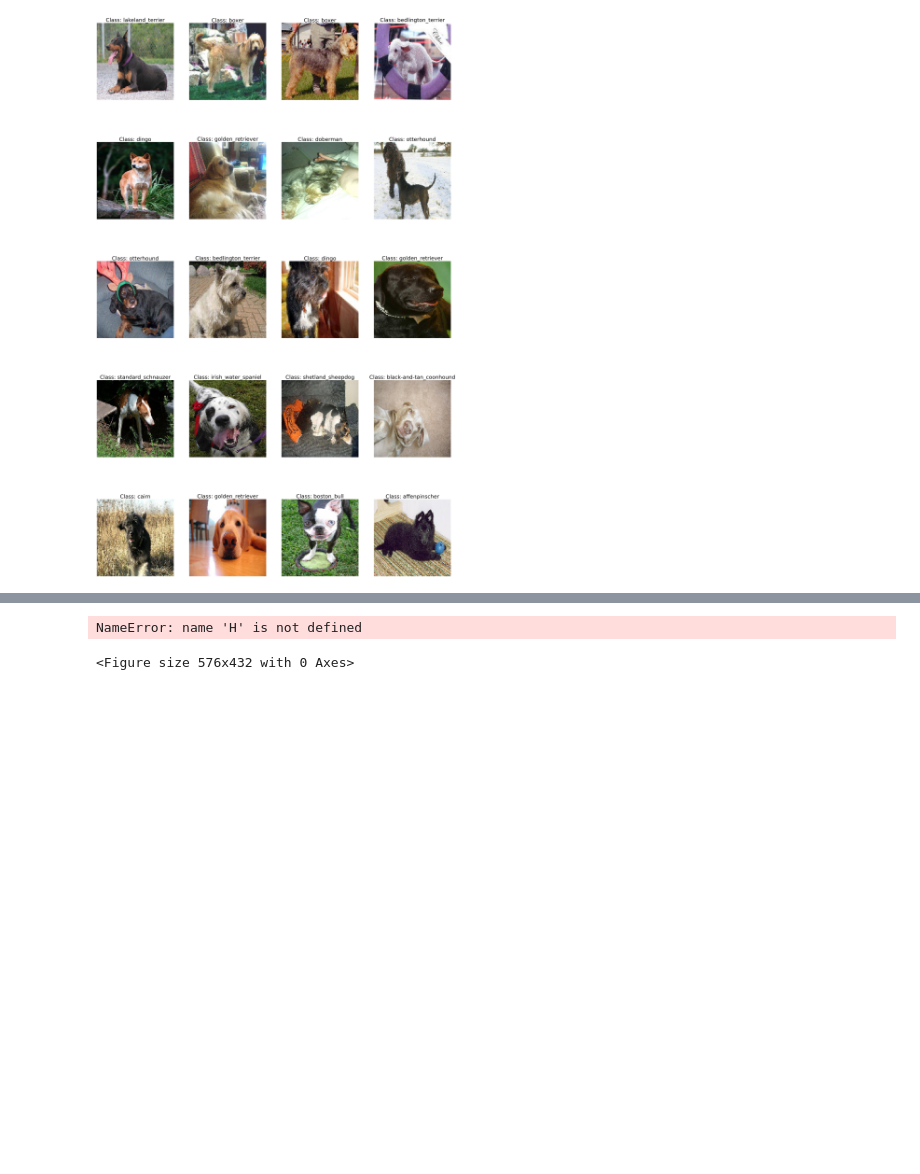
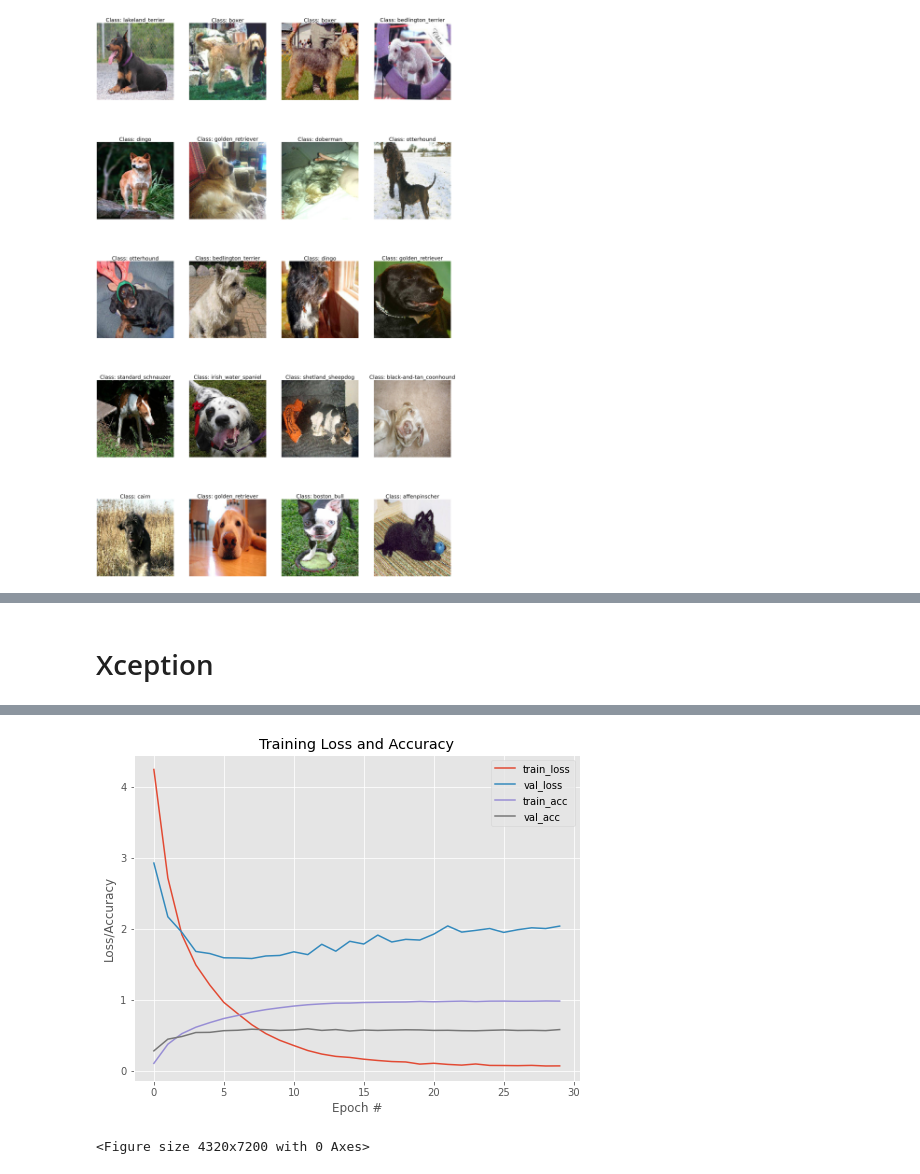
Before and after one commit to nicholasneo78/machine-learning-4041, a Jupyter notebook: Test2.ipynb, the cells around one changed output, grey strips where cells are left out. Cells and saved outputs as stored; diff of their text form; code cells hidden in the pictures; blank space fills up the shorter version.

```diff
--- a/Test2.ipynb
+++ b/Test2.ipynb
@@ -340,11 +329,13 @@ KeyboardInterrupt:
+# %% [markdown]
+# Xception
 # %%
 from tensorflow.keras.layers import Dense, Flatten, Conv2D, MaxPool2D, GlobalAveragePooling2D, Dropout
 from tensorflow.keras.applications.xception import Xception
 from tensorflow.keras.optimizers import Adam
 
 # Defining batch and epoch sizes
-batch_size = 100
-epochs = 15
+batch_size = 38
+epochs = 30
 
 # augmenting datset
 aug = ImageDataGenerator(rotation_range=25, width_shift_range=0.1,
@@ -371,7 +362,7 @@ H=model.fit_generator(aug.flow(trainX, trainY, batch_size=batch_size),
                         steps_per_epoch=len(trainX) // batch_size,
                         epochs=epochs, verbose=1)
 # save the model to disk
-model.save("my_model")
+# model.save("my_model")
 
 # plot training/validation loss/accuracy
 plt.style.use("ggplot")
@@ -388,5 +379,5 @@ plt.ylabel("Loss/Accuracy")
 plt.legend(loc="upper right")
 plt.show()
 # save plot to disk
-plt.savefig("my_figures6")
+plt.savefig("my_figures1")
 # %% [output]
@@ -410,2 +401,2 @@ INFO:tensorflow:Assets written to: my_model\assets
+[figure, added]
-NameError: name 'H' is not defined
+<Figure size 4320x7200 with 0 Axes>
-<Figure size 576x432 with 0 Axes>
```
Also changed, not shown: parts of 9 cells of this notebook, 2 other files.
